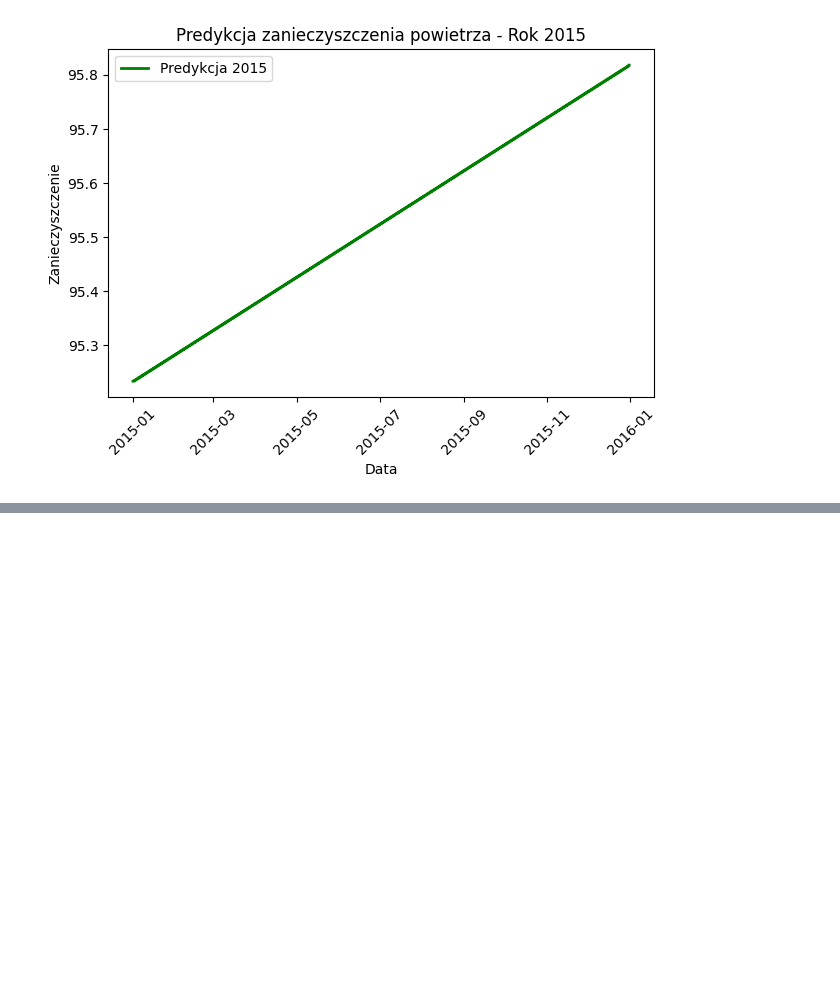
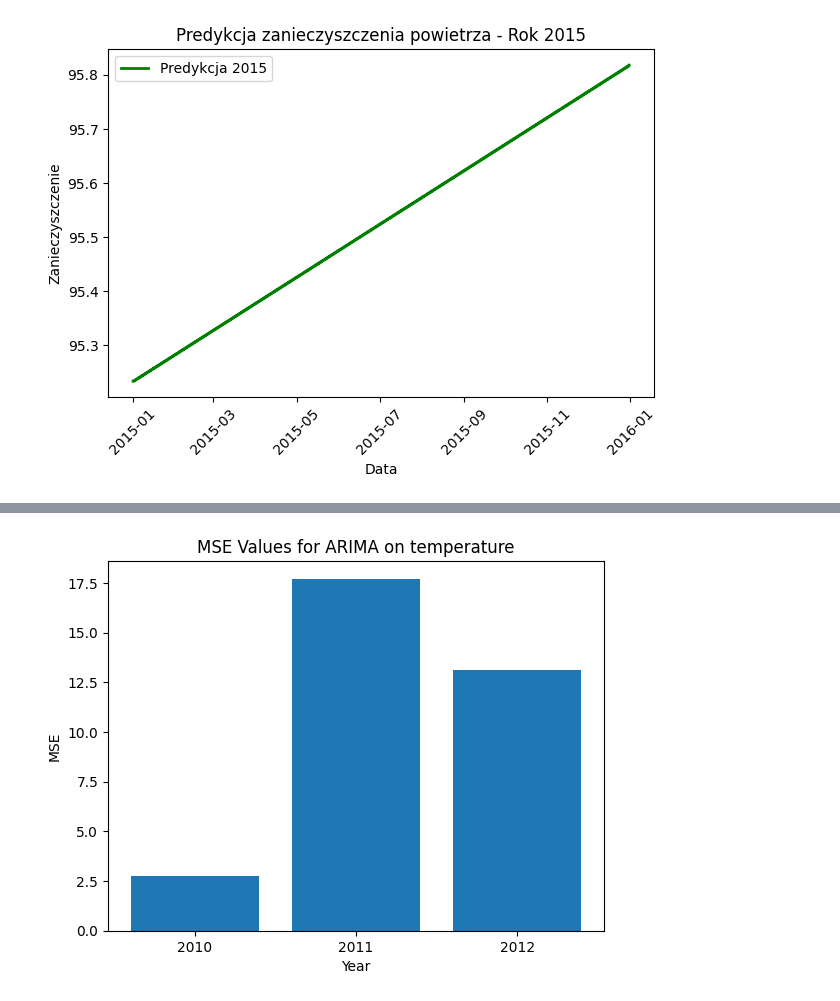
Before and after one commit to Beruxik/SBL-IPAD, a Jupyter notebook: SBL.ipynb, the cells around one changed output, grey strips where cells are left out. Saved outputs shown, nothing was run; the diff lists cells and outputs as text; code cells hidden in the pictures; blank space fills up the shorter version.

```diff
--- a/SBL.ipynb
+++ b/SBL.ipynb
@@ -1250,0 +1331,8 @@ print(r2_dict)
+# %%
+plt.bar(range(len(arima_temp_mse_dict)), list(arima_temp_mse_dict.values()), tick_label = list(arima_temp_mse_dict.keys()))
+plt.title('MSE Values for ARIMA on temperature')
+plt.xlabel('Year')
+plt.ylabel('MSE')
+plt.show()
+# %% [output]
+[figure, added]
```
Also changed, not shown: parts of 13 cells of this notebook.
